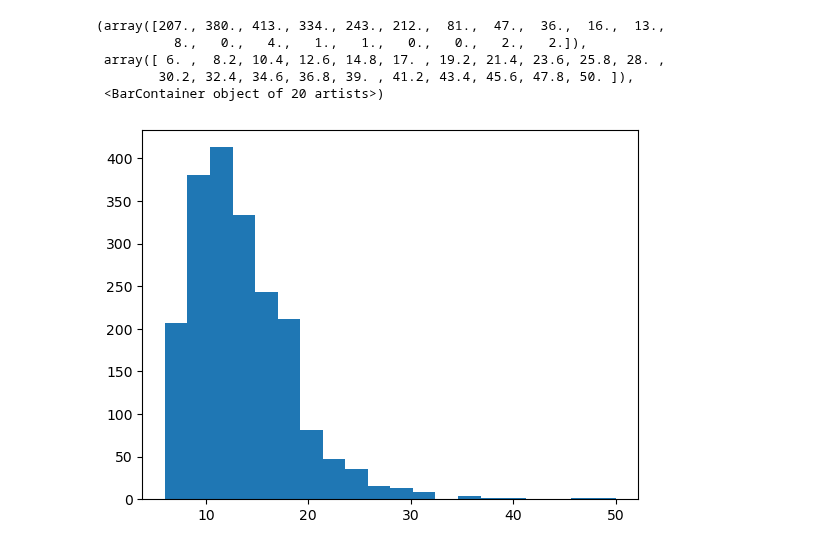
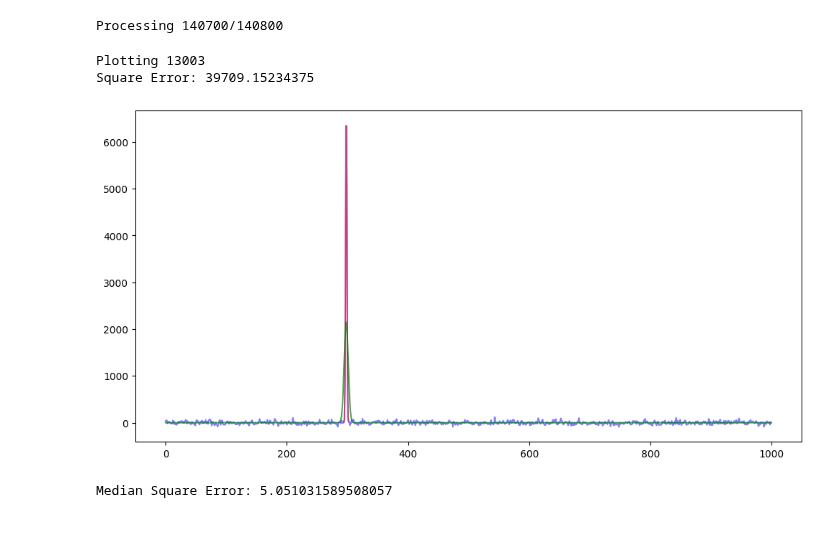
Before and after one commit to fedor-tairli/CDEProject, a Jupyter notebook: PulseTriggering/Code/test.ipynb, the cells around one changed output. Drawn from its saved outputs; the diff is of its cells as text; code cells hidden in the pictures.

Commit message:
Progress on the TracesTriggers

```diff
--- a/PulseTriggering/Code/test.ipynb
+++ b/PulseTriggering/Code/test.ipynb
@@ -32,9 +72,0 @@ plt.plot(range(TraceStart,TraceEnd),Traces[N,TraceStart:TraceEnd].numpy(), 'r--'
-# %%
-plt.hist(MetaData[:, 2].numpy()- MetaData[:, 1].numpy(), bins=20)
-# %% [output]
-(array([207., 380., 413., 334., 243., 212.,  81.,  47.,  36.,  16.,  13.,
-          8.,   0.,   4.,   1.,   1.,   0.,   0.,   2.,   2.]),
- array([ 6. ,  8.2, 10.4, 12.6, 14.8, 17. , 19.2, 21.4, 23.6, 25.8, 28. ,
-        30.2, 32.4, 34.6, 36.8, 39. , 41.2, 43.4, 45.6, 47.8, 50. ]),
- <BarContainer object of 20 artists>)
-[figure, removed]
@@ -40,0 +76,67 @@ plt.hist(MetaData[:, 2].numpy()- MetaData[:, 1].numpy(), bins=20)
+# %%
+Signal_Starts = MetaData[:,1]
+Signal_Ends   = MetaData[:,2]
+Signal_Centers = Signal_Starts + (Signal_Ends - Signal_Starts) // 2
+Signal_Lengths = Signal_Ends - Signal_Starts
+# Signal Charges would be the sum of the Traces in the window of he signal start and end
+Signal_Charges = torch.zeros_like(Signal_Lengths)
+
+for i in range(len(Signal_Starts)):
+    if i % 100 == 0: print(f'Processing {i}/{len(Signal_Starts)}',end='\r')
+    Signal_Charges[i] = Traces[i,0, Signal_Starts[i]:Signal_Ends[i]].sum().item()
+# %% [output]
+Processing 140700/140800
+# %%
+def make_gaussian_batch_torch(positions, charges, widths, length=1000, device=None):
+    """
+    Create a batch of arrays with Gaussians placed at given positions, charges, and widths using PyTorch.
+
+    Args:
+        positions (Tensor or list): shape (N,) - centers of the Gaussians
+        charges   (Tensor or list): shape (N,) - total area under each Gaussian
+        widths    (Tensor or list): shape (N,) - standard deviation (sigma) for each Gaussian
+        length    (int): length of each output array (default 1000)
+        device    (torch.device or None): device to use
+
+    Returns:
+        Tensor: shape (N, 1, length) - batch of arrays with Gaussians
+    """
+    if device is None:
+        device = torch.device('cpu')
+    positions = torch.as_tensor(positions, dtype=torch.float32, device=device).view(-1, 1)
+    charges   = torch.as_tensor(charges,   dtype=torch.float32, device=device).view(-1, 1)
+    widths    = torch.as_tensor(widths,    dtype=torch.float32, device=device).view(-1, 1)
+    N = positions.shape[0]
+    x = torch.arange(length, device=device).view(1, -1)  # shape (1, length)
+    # Compute each Gaussian in the batch
+    gaussians = (charges / (torch.sqrt(2 * torch.tensor(torch.pi)) * widths)) * torch.exp(-0.5 * ((x - positions) / widths) ** 2)
+    return gaussians.unsqueeze(1)  # shape (N, 1, length)
+
+Preds = make_gaussian_batch_torch(
+    positions=Signal_Centers,
+    charges=Signal_Charges,
+    widths=Signal_Lengths/3,  # Example width, can be adjusted
+)
+# %%
+N = np.random.randint(0, len(Traces), 1)[0]
+print(f'Plotting {N}')
+
+plt.figure(figsize=(12, 6))
+plt.plot(Traces[N,0,:].cpu().numpy(), label='Trace', color='blue', alpha=0.5)
+plt.plot(range(Signal_Starts[N],Signal_Ends[N]),Traces[N,0,Signal_Starts[N]:Signal_Ends[N]].cpu().numpy(), label='Signal', color='red', alpha=0.5)
+plt.plot(Preds[N,0,:].cpu().numpy(), label='Predicted Gaussian', color='green', alpha=0.7)
+
+Square_Error = (Preds[N,0,:] - Traces[N,0,:])**2* Weights[N,0,:]
+print(f'Square Error: {Square_Error.mean().item()}')
+# plt.plot(Square_Error.cpu().numpy(), label='Square Error', color='orange', alpha=0.5)
+# %% [output]
+Plotting 13003
+Square Error: 39709.15234375
+[figure, added]
+# %%
+Square_Error = (Preds[:,0,:] - Traces[:,0,:])**2* Weights[:,0,:]
+
+Median_Error = Square_Error.median().item()
+print(f'Median Square Error: {Median_Error}')
+# %% [output]
+Median Square Error: 5.051031589508057
```
Also changed, not shown: parts of 18 cells of this notebook, 7 other files.
